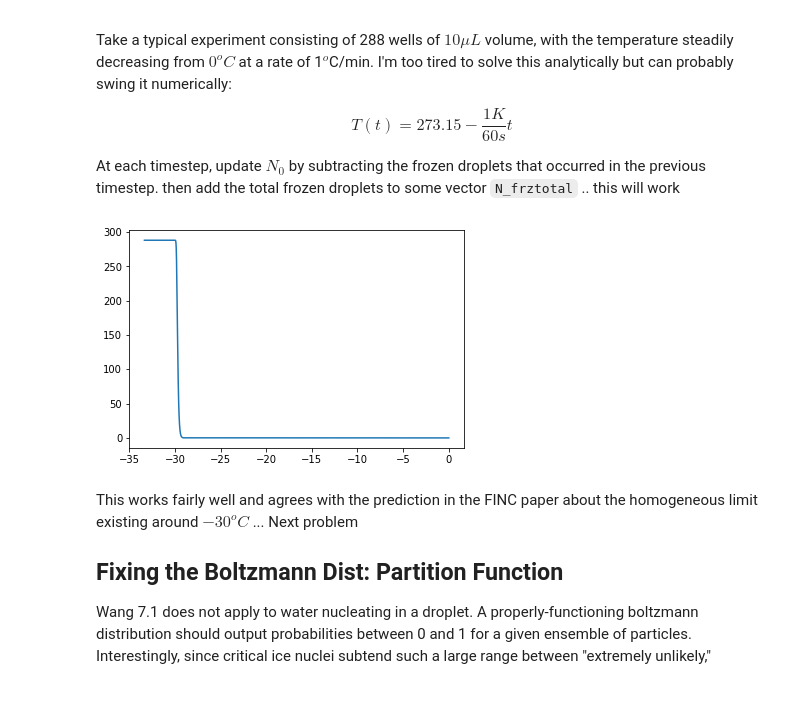
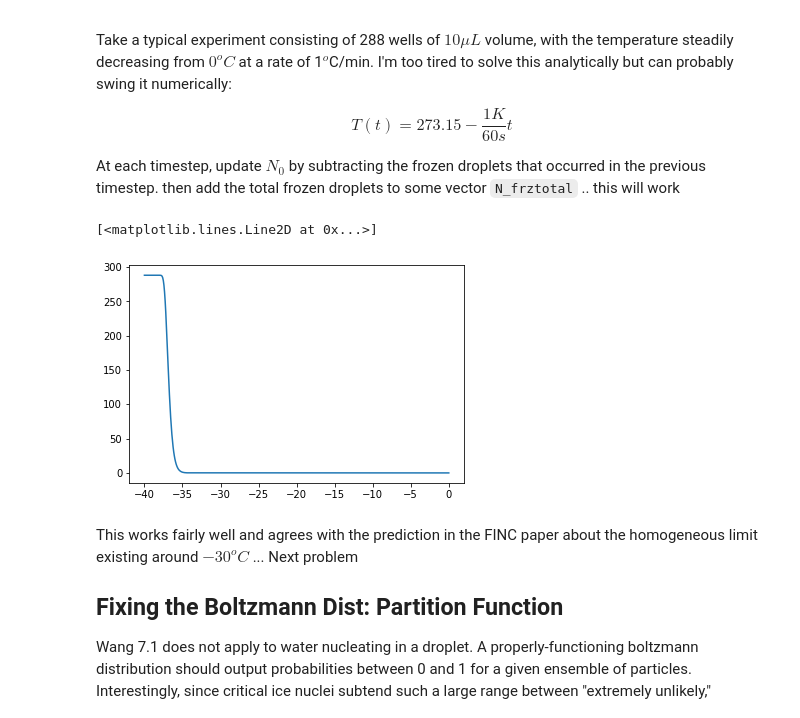
Before and after one commit to AndrewLoeppky/FINC, a Jupyter notebook: PINK_derivation.ipynb, the cells around one changed output. Saved outputs shown, nothing was run; the diff lists cells and outputs as text; code cells hidden in the pictures.

````diff
--- a/PINK_derivation.ipynb
+++ b/PINK_derivation.ipynb
@@ -307,26 +307,33 @@ $$
 
 At each timestep, update $N_0$ by subtracting the frozen droplets that occurred in the previous timestep. then add the total frozen droplets to some vector ```N_frztotal``` .. this will work
 # %%
-time = np.linspace(0, 2000, 2001)  # just over half an hour, one second resolution
-n_frzinst = np.empty_like(time) # create empty vectors to hold frozen droplet counts. note
-n_frztotal = np.empty_like(time) # this is terribly done and not computationally stable. fix in v2
+#=================================================================================
+#                    PINC -- Python Ice Nuclei Counter V1.0
+#=================================================================================
+frzrate = 1 / 60  # K/s
+tmax = int(40 / frzrate)
 
-#rad = 10e-7  # m
-#wellvol = 4 / 3 * np.pi * rad ** 3
+time = np.linspace(0, tmax, 500)  # just over half an hour, one second resolution
+n_frzinst = np.zeros_like(time)
+n_frztotal = np.zeros_like(time)
 
-wellvol = 10e-6  # 10 microliter sample wells
+rad = 1e-7  # m
+wellvol = 4 / 3 * np.pi * rad ** 3 # for spherical droplets of specified radius
+
+#wellvol = 10e-6  # 10 microliter sample wells
 
 n_0 = 288
 for t in range(len(time)):
-    temp = 273.15 - 1 / 60 * time[t]
+    temp = 273.15 - frzrate * time[t]
     n_frzinst[t] = nfrz(n_0, wellvol, temp, time[t])
     n_frztotal[t] = n_frztotal[t - 1] + n_frzinst[t]
     n_0 -= n_frzinst[t]
 # %%
-temp = -1/60*time
-plt.plot(temp,n_frztotal);
+temp = -frzrate * time
+plt.plot(temp, n_frztotal)
 # %% [output]
+[<matplotlib.lines.Line2D at 0x...>]
-[figure, old version]
+[figure, new version]
 # %% [markdown]
 This works fairly well and agrees with the prediction in the FINC paper about the homogeneous limit existing around $-30^oC$ ... Next problem
 
````
Also changed, not shown: parts of 8 cells of this notebook.
